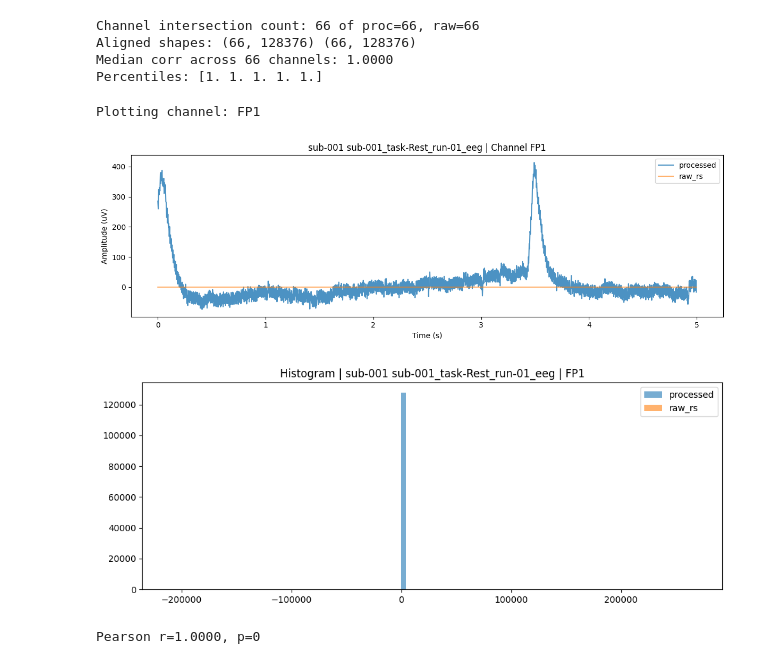
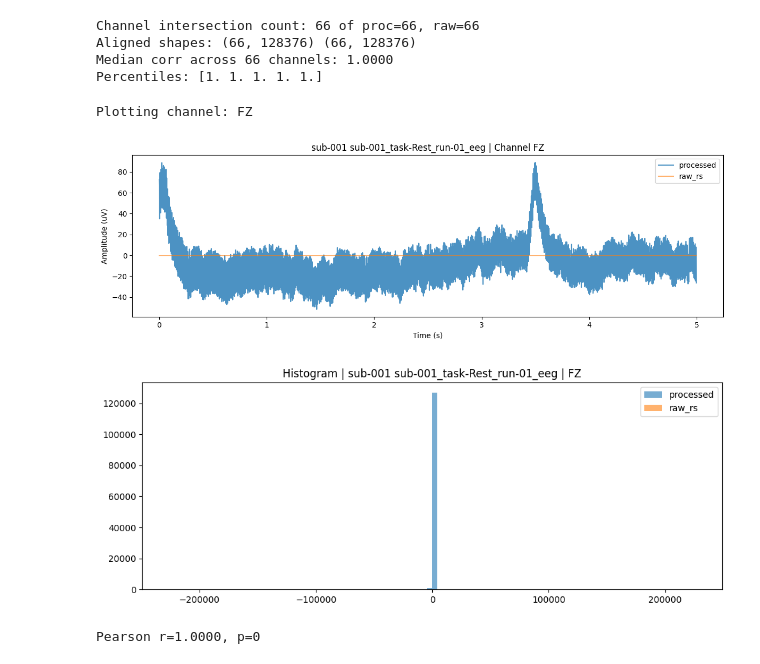
Before and after one commit to AbinZorto/eeg-mlflow, a Jupyter notebook: eeg_analysis/notebooks/mambaexploration/datapeak2.ipynb, the cells around one changed output. Saved outputs shown, nothing was run; the diff lists cells and outputs as text; code cells hidden in the pictures.

```diff
--- a/eeg_analysis/notebooks/mambaexploration/datapeak2.ipynb
+++ b/eeg_analysis/notebooks/mambaexploration/datapeak2.ipynb
@@ -229,29 +229,29 @@ Median corr across 66 channels: 1.0000
 Percentiles: [1. 1. 1. 1. 1.]
 # %%
 # Plot overlay for a chosen channel
-channel_to_plot = intersect[0] if intersect else (proc_chs[0] if proc_chs else None)
+channel_to_plot = intersect[9] if intersect else (proc_chs[0] if proc_chs else None)
 print("Plotting channel:", channel_to_plot)
 assert channel_to_plot is not None
 
 i = intersect.index(channel_to_plot) if channel_to_plot in intersect else 0
 s = 0
 win_sec = 5
 win = int(win_sec * TARGET_SFREQ)
 sl = slice(s, min(s + win, min_len))
 
 t = np.arange(sl.stop - sl.start) / TARGET_SFREQ
 plt.figure(figsize=(12, 4))
 plt.plot(t, proc_aligned[i, sl], label="processed", alpha=0.8)
 plt.plot(t, raw_aligned[i, sl], label="raw_rs", alpha=0.6)
 plt.xlabel("Time (s)")
 plt.ylabel(f"Amplitude ({proc_units})")
 plt.title(f"{SUBJECT_ID} {RUN_STEM} | Channel {channel_to_plot}")
 plt.legend()
 plt.tight_layout()
 plt.show()
 # %% [output]
-Plotting channel: FP1
+Plotting channel: FZ
-[figure, old version]
+[figure, new version]
 # %%
 # Distribution comparison and sample-wise correlation for the plotted channel
 from scipy.stats import pearsonr
@@ -275,5 +275,5 @@ if pa.std() > 0 and ra.std() > 0:
 else:
     print("Insufficient variance to compute correlation.")
 # %% [output]
-[figure, old version]
+[figure, new version]
 Pearson r=1.0000, p=0
```
Also changed, not shown: 17 other files.
